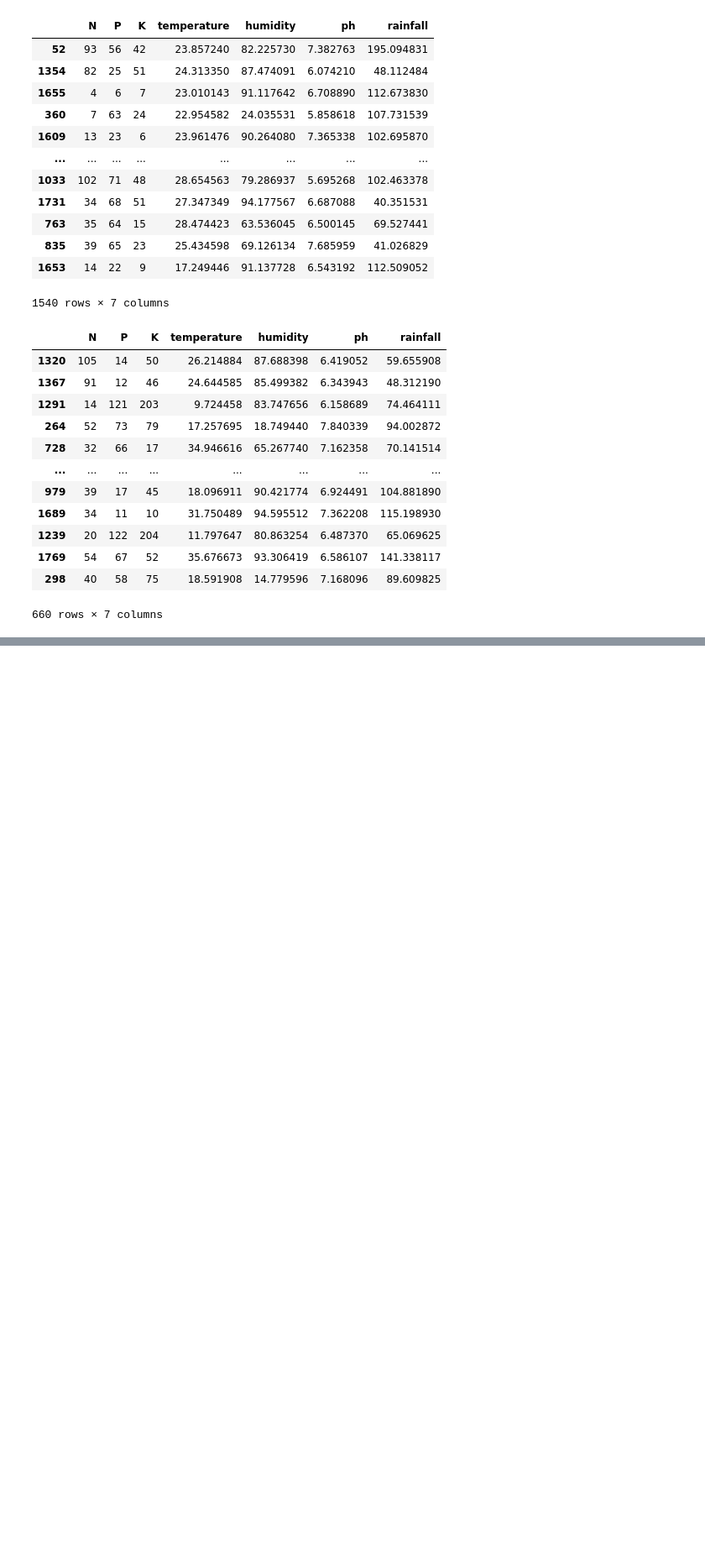
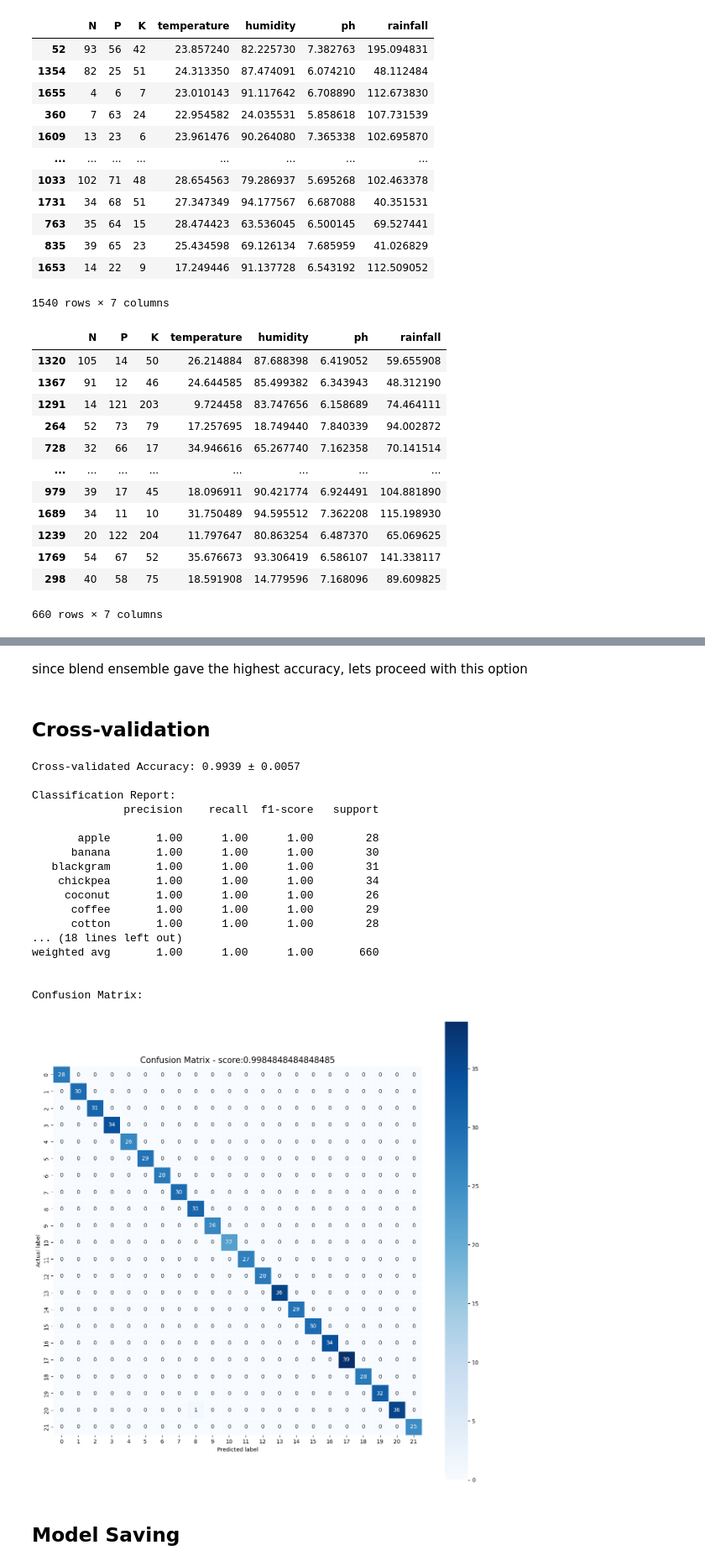
Before and after one commit to Jay0073/Crop-and-Fertilizer-Recommendation-System, a Jupyter notebook: crop-recommendation.ipynb, the cells around one changed output, grey strips where cells are left out. Shown at 84% size. Drawn from its saved outputs; the diff is of its cells as text; code cells hidden in the pictures; blank space fills up the shorter version.

Commit message:
added model selection, ensemble and model saving

```diff
--- a/crop-recommendation.ipynb
+++ b/crop-recommendation.ipynb
@@ -138,0 +166,15 @@ CatBoostError: catboost/libs/train_lib/dir_helper.cpp:20: Can't create train wor
+# %%
+from sklearn.ensemble import StackingClassifier
+
+# Create base learners (same as your models)
+base_learners = [(name, model) for name, model in models.items()]
+
+# Use Logistic Regression as the meta-model
+meta_model = LogisticRegression(solver='liblinear', max_iter=1000)
+
+# Stacking Classifier
+stacking_model = StackingClassifier(estimators=base_learners, final_estimator=meta_model)
+stacking_model.fit(X_train, y_train)
+y_pred_stack = stacking_model.predict(X_test)
+score_stack = accuracy_score(y_test, y_pred_stack)
+print(f"Stacked Classifier Accuracy: {score_stack}")
@@ -138,0 +294,55 @@ CatBoostError: catboost/libs/train_lib/dir_helper.cpp:20: Can't create train wor
+# %% [markdown]
+since blend ensemble gave the highest accuracy, lets proceed with this option
+# %% [markdown]
+## Cross-validation
+# %%
+import seaborn as sns
+import matplotlib.pyplot as plt
+from sklearn.model_selection import cross_val_score
+from sklearn.metrics import confusion_matrix, classification_report, roc_auc_score
+
+# Cross-validation to estimate model performance
+cv_scores = cross_val_score(meta_model, stacked_predictions, y_test, cv=5)
+print(f"Cross-validated Accuracy: {np.mean(cv_scores):.4f} ± {np.std(cv_scores):.4f}")
+
+# Evaluate additional metrics like precision, recall, F1-score
+print("\nClassification Report:")
+print(classification_report(y_test, final_pred_blend))
+
+# Confusion Matrix
+print("\nConfusion Matrix:\n")
+cm = confusion_matrix(y_test, final_pred_blend)
+
+plt.figure(figsize=(15,15))
+sns.heatmap(cm, annot=True, fmt=".0f", linewidths=.5, square = True, cmap = 'Blues');
+plt.ylabel('Actual label');
+plt.xlabel('Predicted label');
+all_sample_title = 'Confusion Matrix - score:'+str(accuracy_score(y_test,final_pred_blend))
+plt.title(all_sample_title, size = 15);
+plt.show()
+
+# ROC AUC Score (if it's a binary classification)
+if len(np.unique(y_test)) == 2:
+    roc_auc = roc_auc_score(y_test, meta_model.predict_proba(stacked_predictions)[:, 1])
+    print(f"\nROC AUC Score: {roc_auc:.4f}")
+# %% [output]
+Cross-validated Accuracy: 0.9939 ± 0.0057
+
+Classification Report:
+              precision    recall  f1-score   support
+
+       apple       1.00      1.00      1.00        28
+      banana       1.00      1.00      1.00        30
+   blackgram       1.00      1.00      1.00        31
+    chickpea       1.00      1.00      1.00        34
+     coconut       1.00      1.00      1.00        26
+      coffee       1.00      1.00      1.00        29
+      cotton       1.00      1.00      1.00        28
+... (18 lines left out)
+weighted avg       1.00      1.00      1.00       660
+
+
+Confusion Matrix:
+[figure, added]
+# %% [markdown]
+## Model Saving
```
Also changed, not shown: parts of 22 cells of this notebook, 5 other files.
